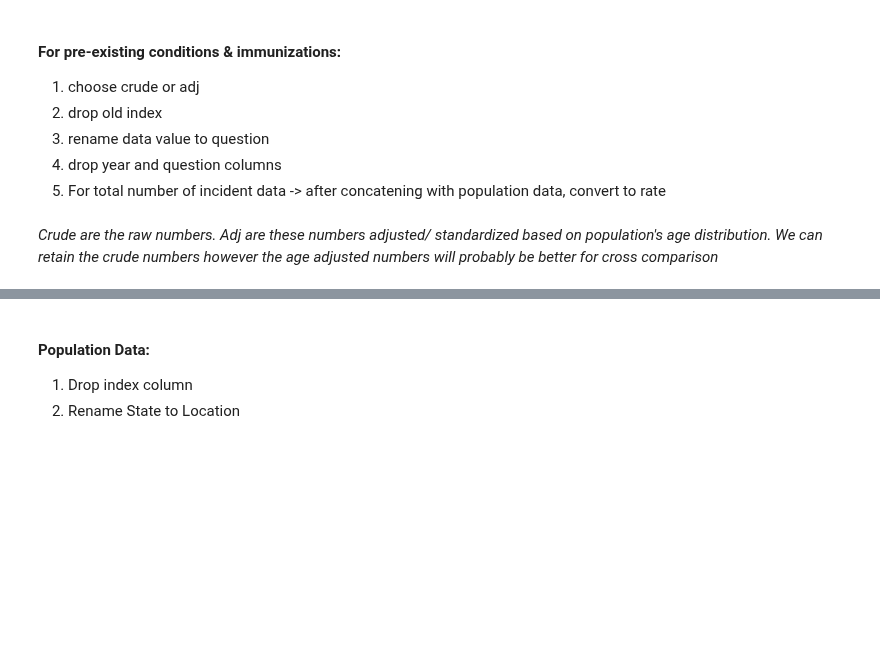
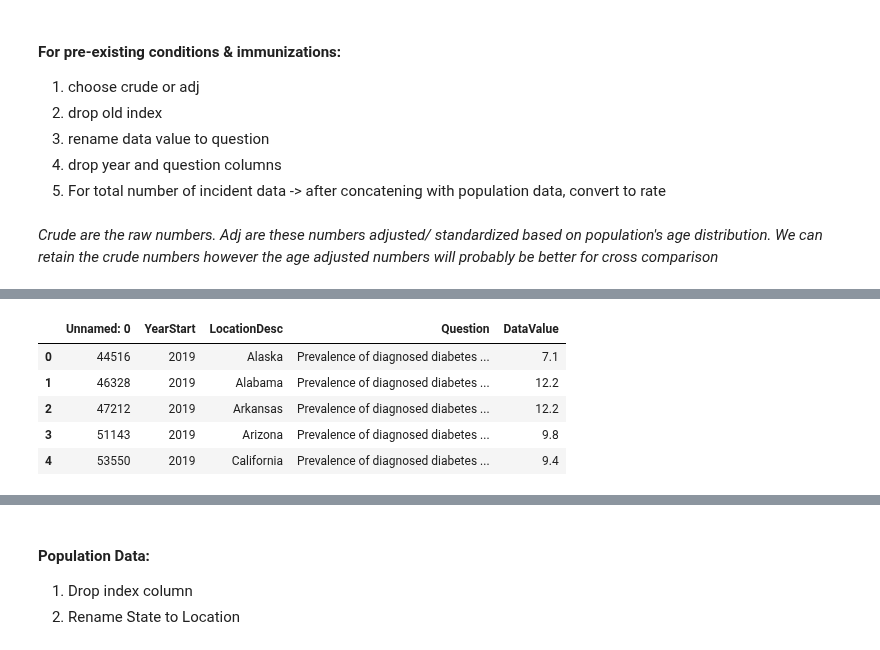
Before and after one commit to rafirahman27/Preparing_for_the_next_Pandemic, a Jupyter notebook: Katie.ipynb, the cells around one changed output, grey strips where cells are left out. Cells and saved outputs as stored; diff of their text form; code cells hidden in the pictures; blank space fills up the shorter version.

```diff
--- a/Katie.ipynb
+++ b/Katie.ipynb
@@ -402,0 +440,10 @@ insur.head()
+# %%
+diabetes = pd.read_csv('Data/diabetes_adj.csv')
+diabetes.head()
+# %% [output]
+|  | Unnamed: 0 | YearStart | LocationDesc | Question | DataValue |
+| 0 | 44516 | 2019 | Alaska | Prevalence of diagnosed diabetes ... | 7.1 |
+| 1 | 46328 | 2019 | Alabama | Prevalence of diagnosed diabetes ... | 12.2 |
+| 2 | 47212 | 2019 | Arkansas | Prevalence of diagnosed diabetes ... | 12.2 |
+| 3 | 51143 | 2019 | Arizona | Prevalence of diagnosed diabetes ... | 9.8 |
+| 4 | 53550 | 2019 | California | Prevalence of diagnosed diabetes ... | 9.4 |
```
Also changed, not shown: parts of 17 cells of this notebook, 1 other file.
